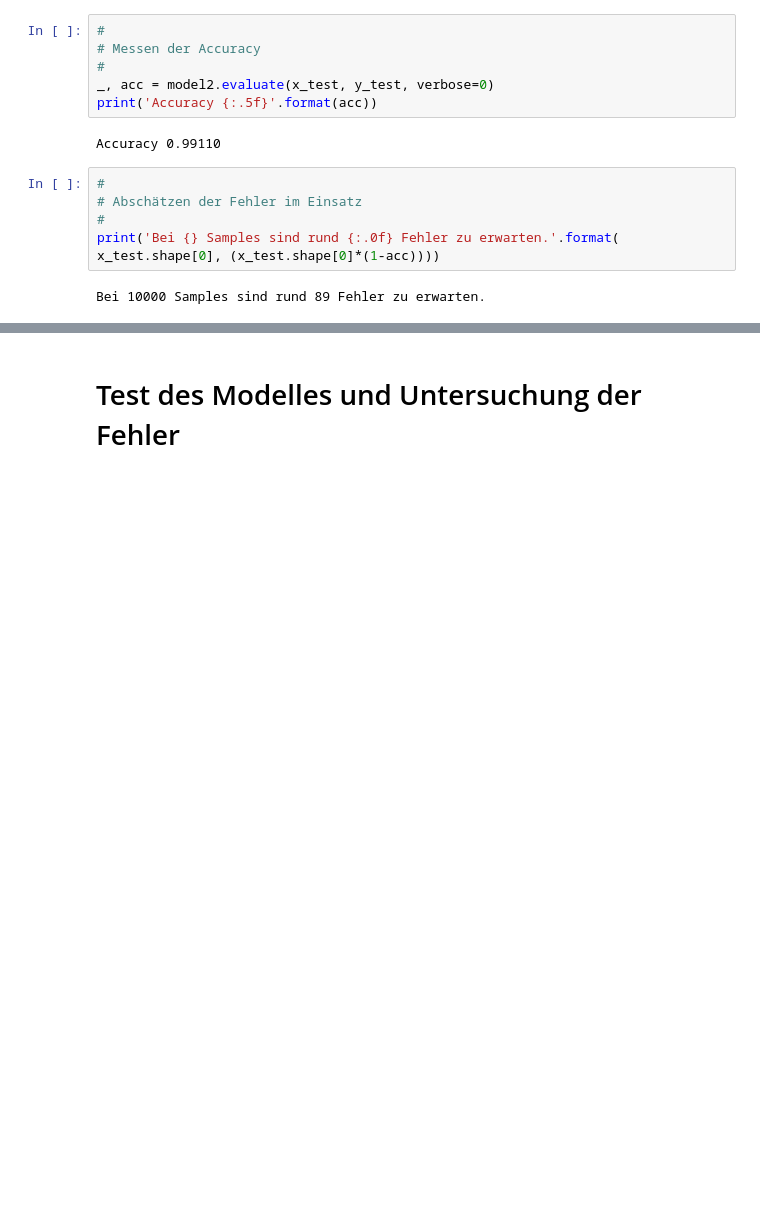
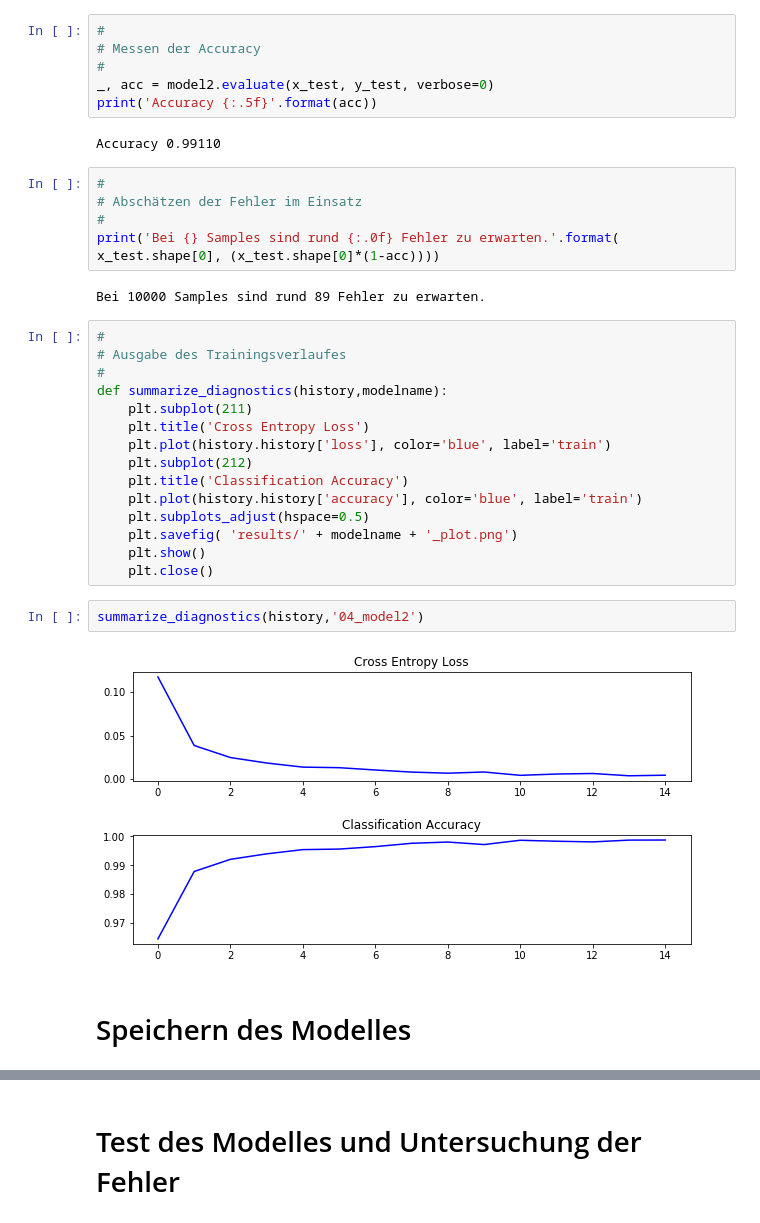
Before and after one commit to ditomax/mlwifianwender, a Jupyter notebook: 04 Anwendungsbeispiel Classification with CNN (MNIST).ipynb, the cells around one changed output, grey strips where cells are left out. Saved outputs shown, nothing was run; the diff lists cells and outputs as text; blank space fills up the shorter version.

```diff
--- a/04 Anwendungsbeispiel Classification with CNN (MNIST).ipynb
+++ b/04 Anwendungsbeispiel Classification with CNN (MNIST).ipynb
@@ -245,3 +242,24 @@ Accuracy 0.99110
 print('Bei {} Samples sind rund {:.0f} Fehler zu erwarten.'.format( x_test.shape[0], (x_test.shape[0]*(1-acc))))
 # %% [output]
 Bei 10000 Samples sind rund 89 Fehler zu erwarten.
+# %%
+#
+# Ausgabe des Trainingsverlaufes
+#
+def summarize_diagnostics(history,modelname):
+    plt.subplot(211)
+    plt.title('Cross Entropy Loss')
+    plt.plot(history.history['loss'], color='blue', label='train')
+    plt.subplot(212)
+    plt.title('Classification Accuracy')
+    plt.plot(history.history['accuracy'], color='blue', label='train')
+    plt.subplots_adjust(hspace=0.5)
+    plt.savefig( 'results/' + modelname + '_plot.png')
+    plt.show()
+    plt.close()
+# %%
+summarize_diagnostics(history,'04_model2')
+# %% [output]
+[figure, added]
+# %% [markdown]
+# Speichern des Modelles
```
Also changed, not shown: parts of 13 cells of this notebook, 10 other files.
